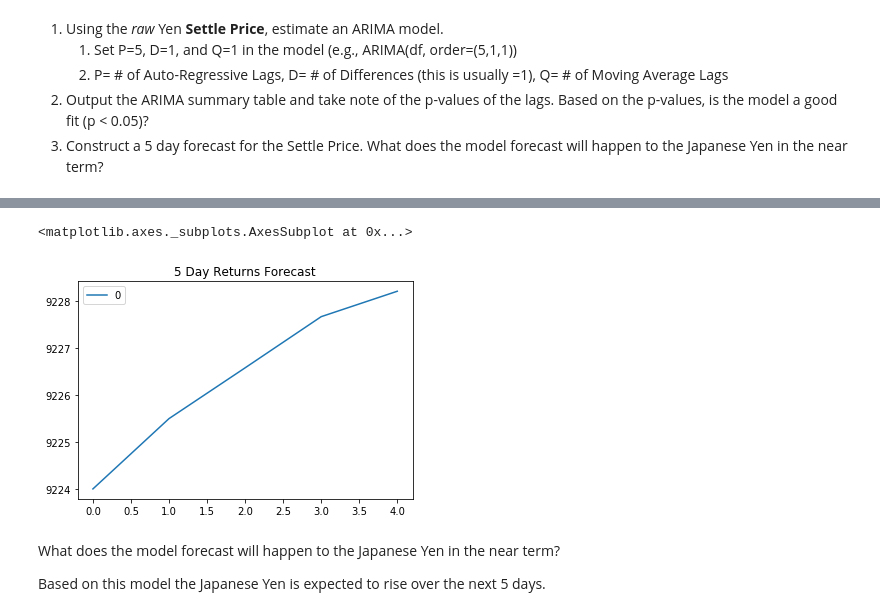
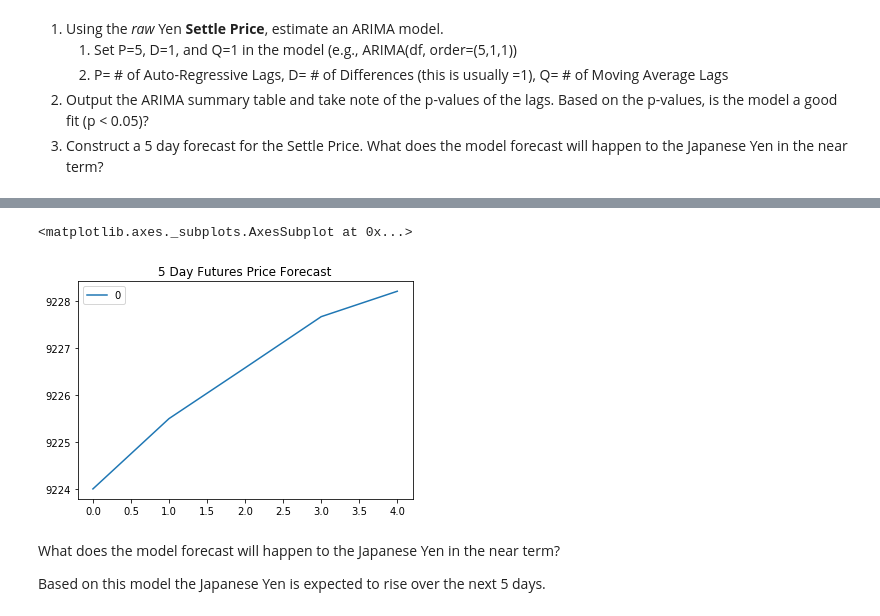
Before and after one commit to JacobJ215/Time-Series, a Jupyter notebook: time_series_analysis.ipynb, the cells around one changed output, grey strips where cells are left out. Saved outputs shown, nothing was run; the diff lists cells and outputs as text; code cells hidden in the pictures.

```diff
--- a/time_series_analysis.ipynb
+++ b/time_series_analysis.ipynb
@@ -213,10 +207,10 @@ Roots
 # %%
 # Plot the 5 Day Price Forecast
 # YOUR CODE HERE!
-pd.DataFrame(results.forecast(steps=5)[0]).plot(title="5 Day Returns Forecast")
+pd.DataFrame(results.forecast(steps=5)[0]).plot(title="5 Day Futures Price Forecast")
 # %% [output]
 <matplotlib.axes._subplots.AxesSubplot at 0x...>
-[figure, old version]
+[figure, new version]
 # %% [markdown]
 What does the model forecast will happen to the Japanese Yen in the near term?
 
```
Also changed, not shown: parts of 5 cells of this notebook.
